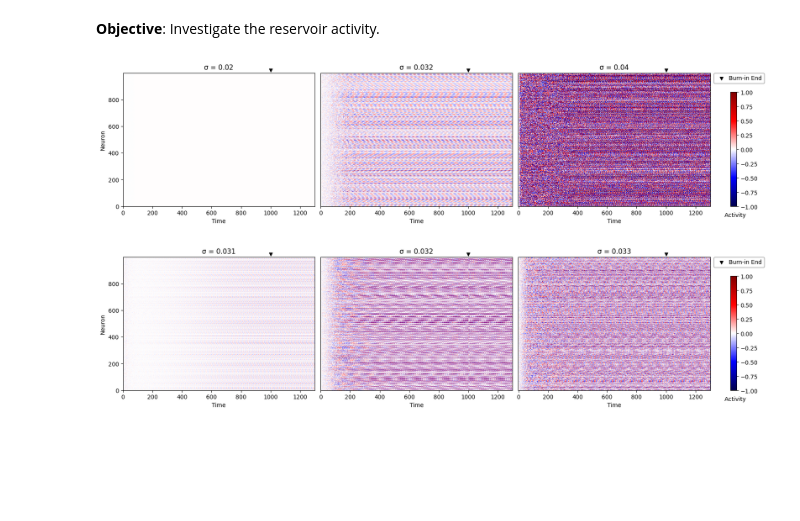
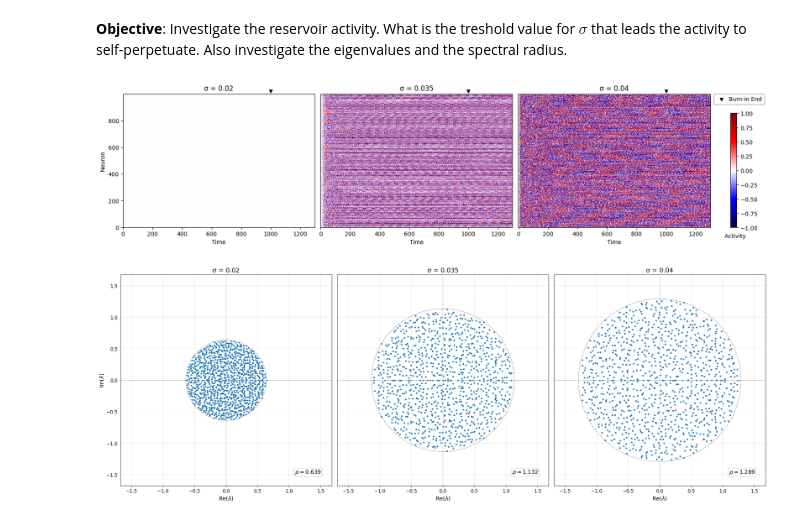
Before and after one commit to winlew/levy-agent-simulation, a Jupyter notebook: studies/reservoir_activity.ipynb, the cells around one changed output. Saved outputs shown, nothing was run; the diff lists cells and outputs as text; code cells hidden in the pictures; blank space fills up the shorter version.

Commit message:
eigenvalue plots for reservoir activity study

```diff
--- a/studies/reservoir_activity.ipynb
+++ b/studies/reservoir_activity.ipynb
@@ -1,5 +1,5 @@
 # %% [markdown]
-**Objective**: Investigate the reservoir activity.
+**Objective**: Investigate the reservoir activity. What is the treshold value for $\sigma$ that leads the activity to self-perpetuate. Also investigate the eigenvalues and the spectral radius.
 # %%
 import os
 os.chdir(os.path.join(os.getcwd(), "../code"))
@@ -17,56 +17,3 @@ TIME_STEPS = 300
 BURN_IN_END = 1000
 MEAN = 0
 NUM_NEURONS = 1000
-
-sigma_range_wide = [0.02, 0.032, 0.04]
-sigma_range_narrow = [0.031, 0.032, 0.033]
-
-def make_plot(sigma_range):
-    """
-    Creates 3 plots for the network activity.
-    """
-    num_columns = len(sigma_range)
-
-    if num_columns != 3:
-        raise UserWarning('Layout may not fit for more or less than 3 plots.')
-
-    fig, axes = plt.subplots(1, num_columns, figsize=(5*num_columns, 4), constrained_layout=True)
-    axes = axes.flatten() if len(sigma_range) > 1 else [axes]
-
-    for i, sigma in enumerate(sigma_range):
-        reservoir = Reservoir(time_steps=TIME_STEPS, num_neurons=NUM_NEURONS, burn_in_time=BURN_IN_END, mean=MEAN, standard_deviation=sigma)
-
-        ax = axes[i]
-        activity = np.concatenate((reservoir.burn_in_state_matrix, reservoir.neuron_state_time_matrix), axis=0)
-        im = ax.imshow(activity.T, cmap='seismic', aspect='auto', interpolation='nearest', vmin=-1, vmax=1)
-
-        if i == 0:
-            ax.set_ylabel('Neuron')
-        else:
-            ax.tick_params(left=False, labelleft=False)
-
-        ax.set_xlabel('Time')
-        ax.set_title(f'σ = {sigma}')
-
-        burn_in_end = reservoir.burn_in_state_matrix.shape[0]
-        label = 'Burn-in End' if i == 0 else None
-        ax.scatter(burn_in_end, activity.shape[1] - 0.5 + 20, marker='v', s=30, color='black', zorder=10, clip_on=False, label=label)
-        ax.set_ylim(-0.5, activity.shape[1] - 0.5)
-
-    cbar_ax = fig.add_axes([1.03, 0.117, 0.01, 0.7])  # [left, bottom, width, height]
-    cbar = fig.colorbar(im, cax=cbar_ax)
-    cbar.ax.set_xlabel('  Activity', labelpad=10)
-
-    fig.legend(loc='upper right', bbox_to_anchor=(1.09, 0.95), handletextpad=0.3, edgecolor=(0.5, 0.5, 0.5))
-
-    save_path = Path(DATA_PATH) / folder / 'reservoir_activities'
-    save_path.mkdir(parents=True, exist_ok=True)
-    plt.savefig(save_path / 'combined_reservoirs.svg', format='svg', bbox_inches='tight')
-
-    plt.show()
-
-make_plot(sigma_range_wide)
-make_plot(sigma_range_narrow)
-# %% [output]
-[figure, removed]
-[figure, removed]
@@ -72,0 +107,8 @@ make_plot(sigma_range_narrow)
+# %%
+sigma_range = [0.02, 0.035, 0.04]
+reservoirs = []
+plot_activity(sigma_range, reservoirs)
+plot_eigenvalues(sigma_range, reservoirs)
+# %% [output]
+[figure, added]
+[figure, added]
```
Also changed, not shown: parts of 3 cells of this notebook.
